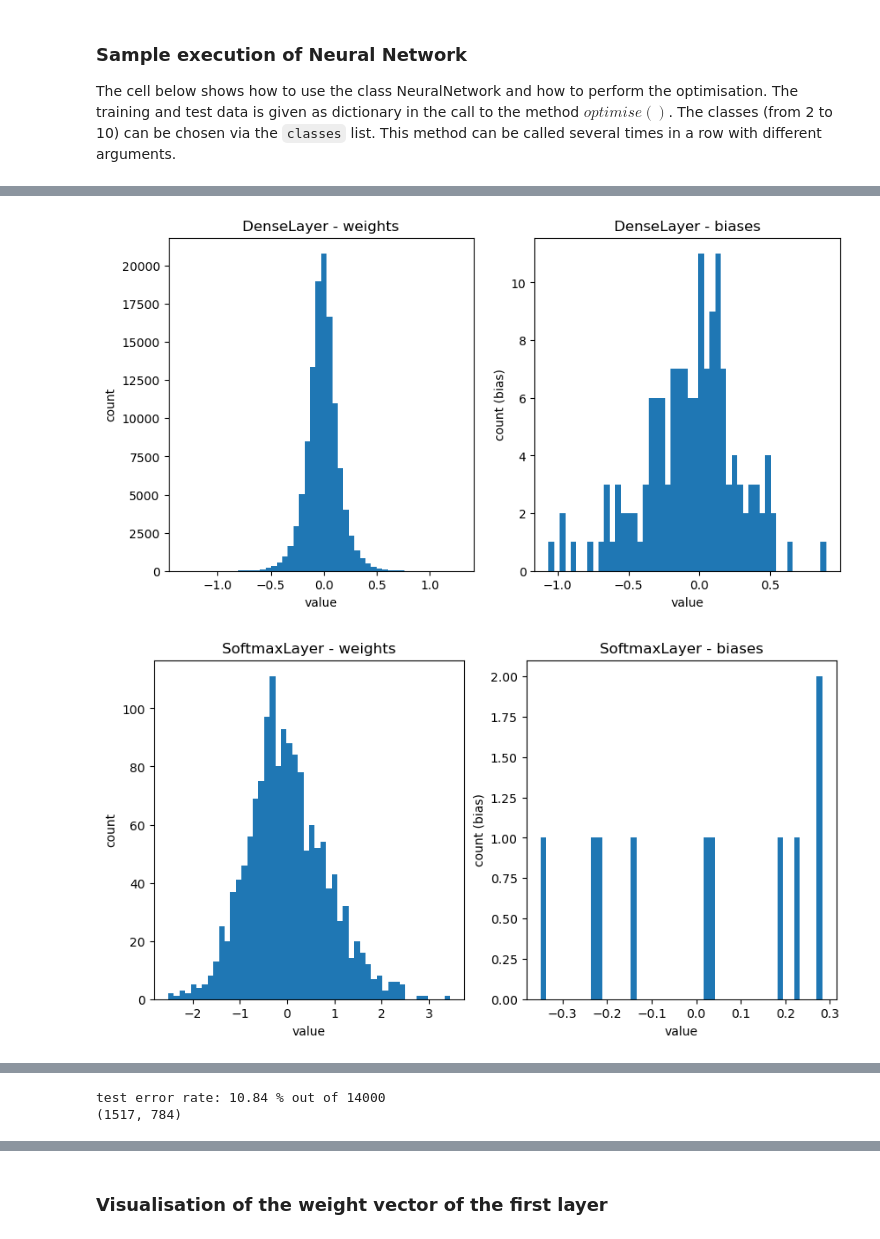
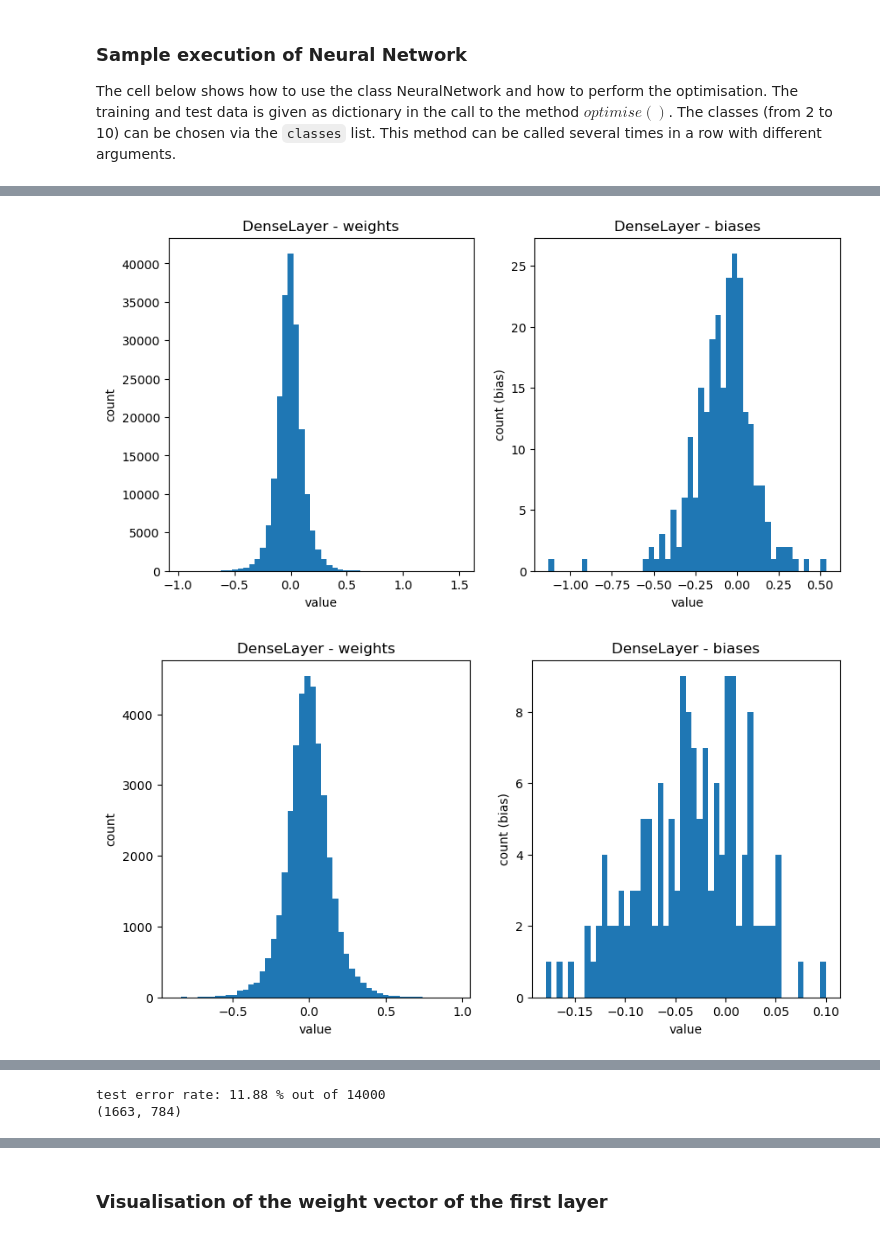
Before and after one commit to ODAncona/tsm_delearn_lab, a Jupyter notebook: PW04_Back-Propagation/mlp_stud.ipynb, the cells around one changed output, grey strips where cells are left out. Cells and saved outputs as stored; diff of their text form; code cells hidden in the pictures.

```diff
--- a/PW04_Back-Propagation/mlp_stud.ipynb
+++ b/PW04_Back-Propagation/mlp_stud.ipynb
@@ -722,12 +722,13 @@ data = {'x_train' : x_train[:valid_ind,:], 'y_train' : y_train[:valid_ind],  \
                'x_val' : x_train[valid_ind:,:], 'y_val' : y_train[valid_ind:]}
 
 #choose the hyperparameters you want to use for the initialisation
-hidden_neurons = 150
+hidden_neurons = [250,150,50]
 random_std = 0.05
 #additional hidden layers can be added in the list
 size_in = x_train.shape[1]
 size_out = len(classes)
-list_num_neurons = [size_in, hidden_neurons, size_out];
+list_num_neurons = [size_in, *hidden_neurons, size_out];
+print(list_num_neurons)
 NNet = NeuralNetwork(list_num_neurons, random_std = random_std)
 
 #choose the hyperparameters you want to use for training
@@ -770,2 +771,2 @@ result after 50 epochs, train: cost 0.14286, error 0.05002 ; validation: cost 0.
-[figure, old version]
+[figure, new version]
-[figure, old version]
+[figure, new version]
@@ -772,5 +775,5 @@ result after 50 epochs, train: cost 0.14286, error 0.05002 ; validation: cost 0.
-test error rate: 10.84 % out of 14000
-(1517, 784)
+test error rate: 11.88 % out of 14000
+(1663, 784)
 # %%
 #analyse false classified training or test images
 y_pred = np.argmax(NNet.propagate(x_test), axis=1)
```
Also changed, not shown: parts of 3 cells of this notebook, 8 other files.
